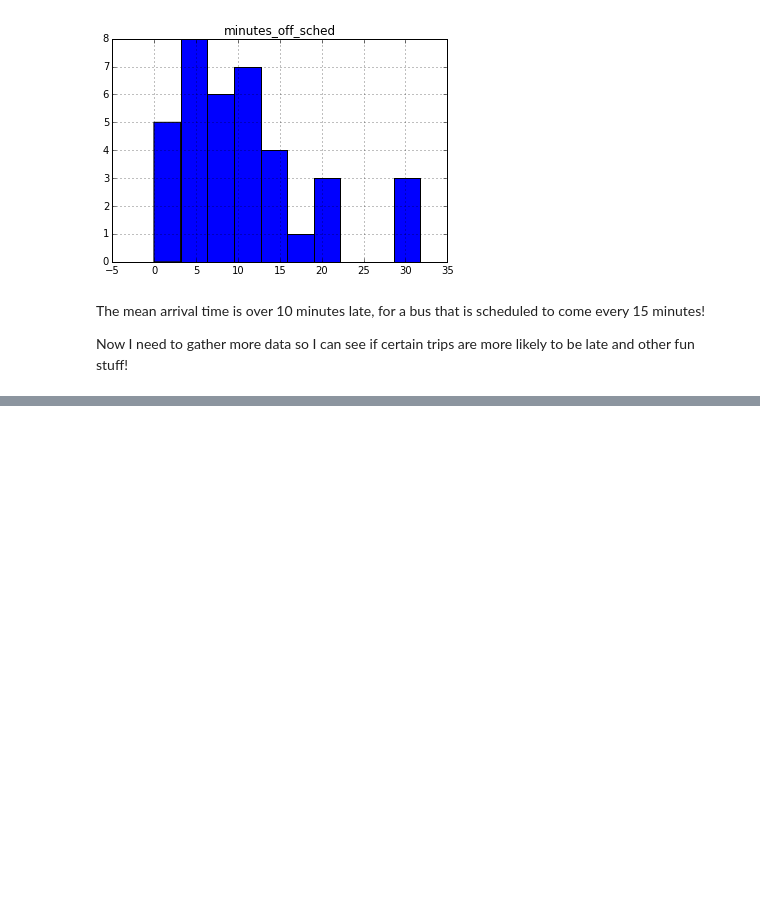
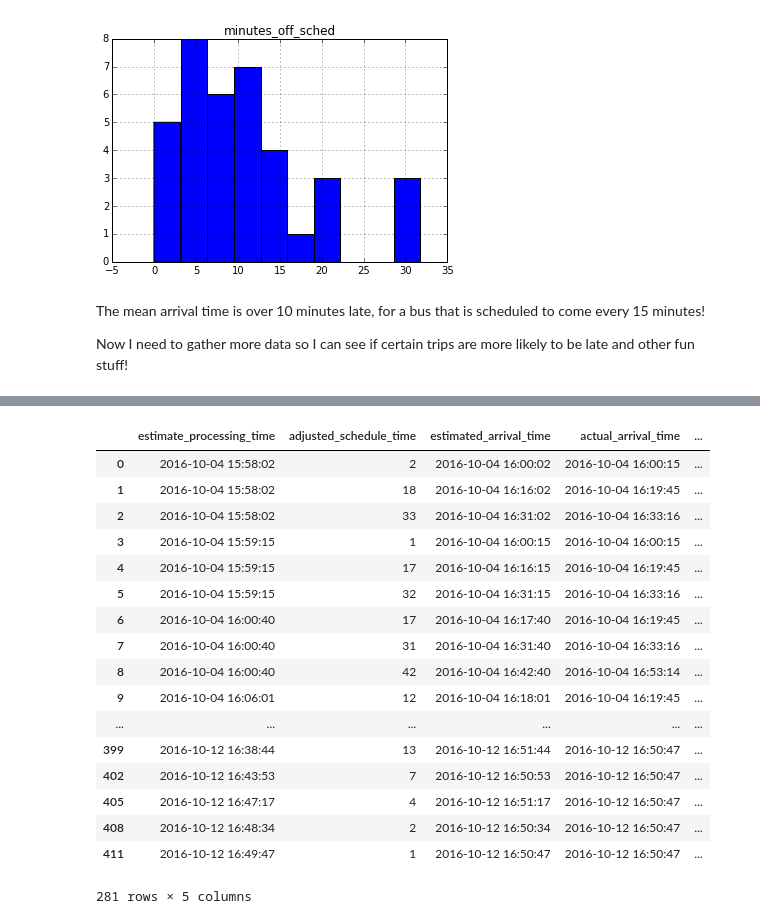
Before and after one commit to lgaud/wheres-my-bus, a Jupyter notebook: Bus Analysis.ipynb, the cells around one changed output, grey strips where cells are left out. Drawn from its saved outputs; the diff is of its cells as text; code cells hidden in the pictures; blank space fills up the shorter version.

```diff
--- a/Bus Analysis.ipynb
+++ b/Bus Analysis.ipynb
@@ -227,0 +343,21 @@ Now I need to gather more data so I can see if certain trips are more likely to
+# %%
+time_differences.dropna()
+# %% [output]
+|  | estimate_processing_time | adjusted_schedule_time | estimated_arrival_time | actual_arrival_time | ... |
+| 0 | 2016-10-04 15:58:02 | 2 | 2016-10-04 16:00:02 | 2016-10-04 16:00:15 | ... |
+| 1 | 2016-10-04 15:58:02 | 18 | 2016-10-04 16:16:02 | 2016-10-04 16:19:45 | ... |
+| 2 | 2016-10-04 15:58:02 | 33 | 2016-10-04 16:31:02 | 2016-10-04 16:33:16 | ... |
+| 3 | 2016-10-04 15:59:15 | 1 | 2016-10-04 16:00:15 | 2016-10-04 16:00:15 | ... |
+| 4 | 2016-10-04 15:59:15 | 17 | 2016-10-04 16:16:15 | 2016-10-04 16:19:45 | ... |
+| 5 | 2016-10-04 15:59:15 | 32 | 2016-10-04 16:31:15 | 2016-10-04 16:33:16 | ... |
+| 6 | 2016-10-04 16:00:40 | 17 | 2016-10-04 16:17:40 | 2016-10-04 16:19:45 | ... |
+| 7 | 2016-10-04 16:00:40 | 31 | 2016-10-04 16:31:40 | 2016-10-04 16:33:16 | ... |
+| 8 | 2016-10-04 16:00:40 | 42 | 2016-10-04 16:42:40 | 2016-10-04 16:53:14 | ... |
+| 9 | 2016-10-04 16:06:01 | 12 | 2016-10-04 16:18:01 | 2016-10-04 16:19:45 | ... |
+| ... | ... | ... | ... | ... | ... |
+| 399 | 2016-10-12 16:38:44 | 13 | 2016-10-12 16:51:44 | 2016-10-12 16:50:47 | ... |
+| 402 | 2016-10-12 16:43:53 | 7 | 2016-10-12 16:50:53 | 2016-10-12 16:50:47 | ... |
+| 405 | 2016-10-12 16:47:17 | 4 | 2016-10-12 16:51:17 | 2016-10-12 16:50:47 | ... |
+| 408 | 2016-10-12 16:48:34 | 2 | 2016-10-12 16:50:34 | 2016-10-12 16:50:47 | ... |
+| 411 | 2016-10-12 16:49:47 | 1 | 2016-10-12 16:50:47 | 2016-10-12 16:50:47 | ... |
+281 rows × 5 columns
```
Also changed, not shown: parts of 13 cells of this notebook.
